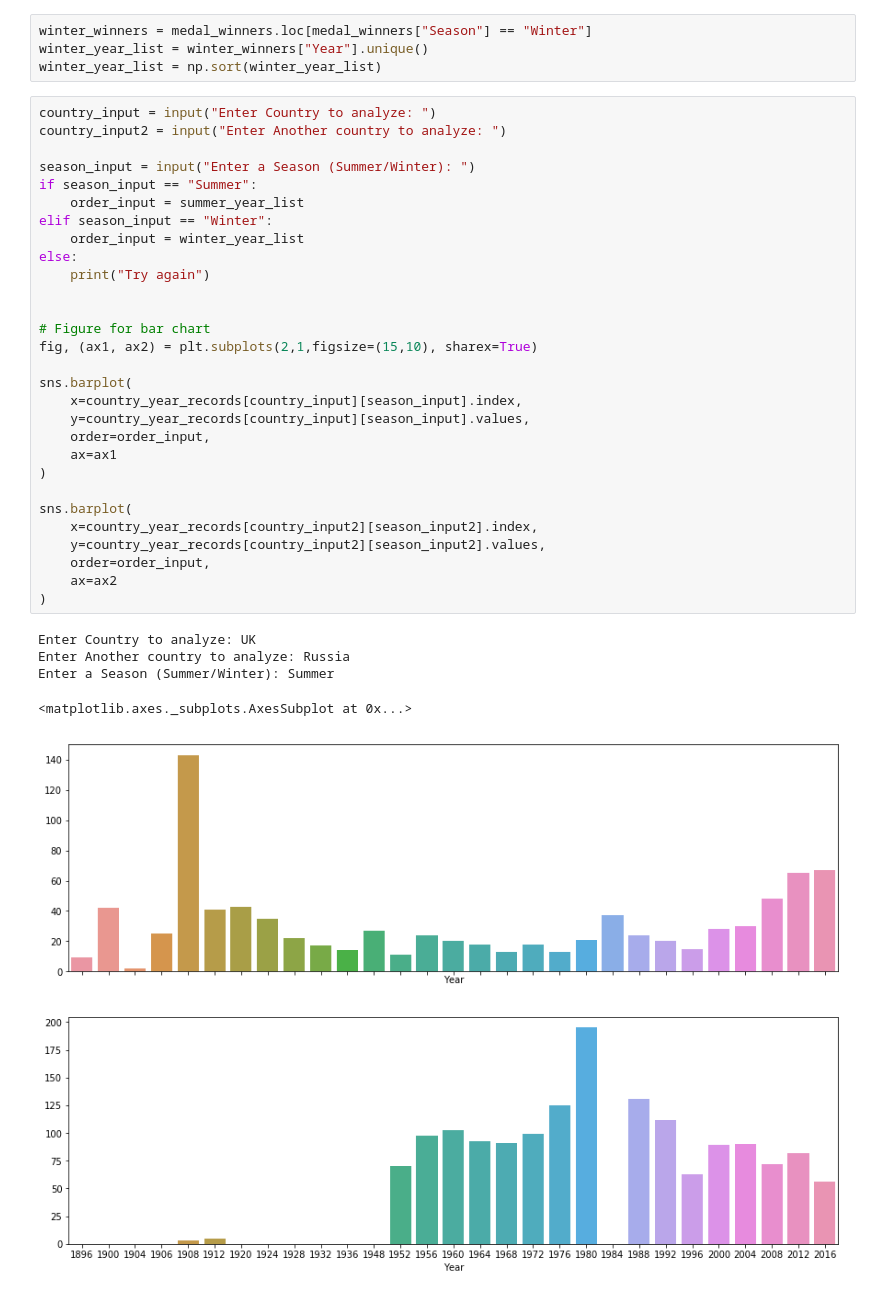
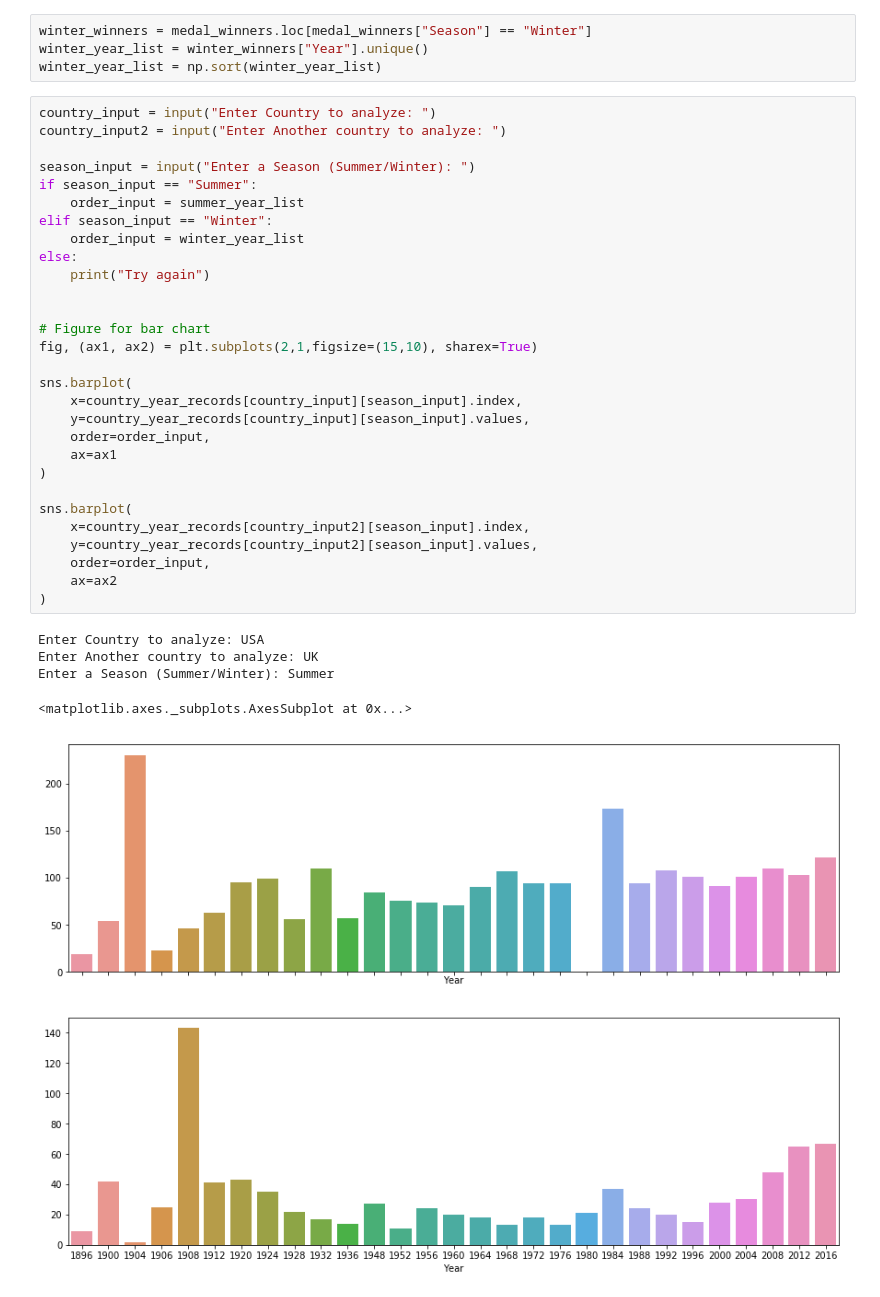
Before and after one commit to mtoriello0725/Olympic_Predictions, a Jupyter notebook: Notebooks/Medal Winners.ipynb, the cells around one changed output. Cells and saved outputs as stored; diff of their text form.

```diff
--- a/Notebooks/Medal Winners.ipynb
+++ b/Notebooks/Medal Winners.ipynb
@@ -103,35 +104,35 @@ winter_year_list = np.sort(winter_year_list)
 # %%
 country_input = input("Enter Country to analyze: ")
 country_input2 = input("Enter Another country to analyze: ")
 
 season_input = input("Enter a Season (Summer/Winter): ")
 if season_input == "Summer":
     order_input = summer_year_list
 elif season_input == "Winter":
     order_input = winter_year_list
 else:
     print("Try again")
 
 
 # Figure for bar chart
 fig, (ax1, ax2) = plt.subplots(2,1,figsize=(15,10), sharex=True)
 
 sns.barplot(
     x=country_year_records[country_input][season_input].index,
     y=country_year_records[country_input][season_input].values,
     order=order_input,
     ax=ax1
 )
 
 sns.barplot(
-    x=country_year_records[country_input2][season_input2].index,
-    y=country_year_records[country_input2][season_input2].values,
+    x=country_year_records[country_input2][season_input].index,
+    y=country_year_records[country_input2][season_input].values,
     order=order_input,
     ax=ax2
 )
 # %% [output]
-Enter Country to analyze: UK
-Enter Another country to analyze: Russia
+Enter Country to analyze: USA
+Enter Another country to analyze: UK
 Enter a Season (Summer/Winter): Summer
 <matplotlib.axes._subplots.AxesSubplot at 0x...>
-[figure, old version]
+[figure, new version]
```
Also changed, not shown: parts of 8 cells of this notebook.
